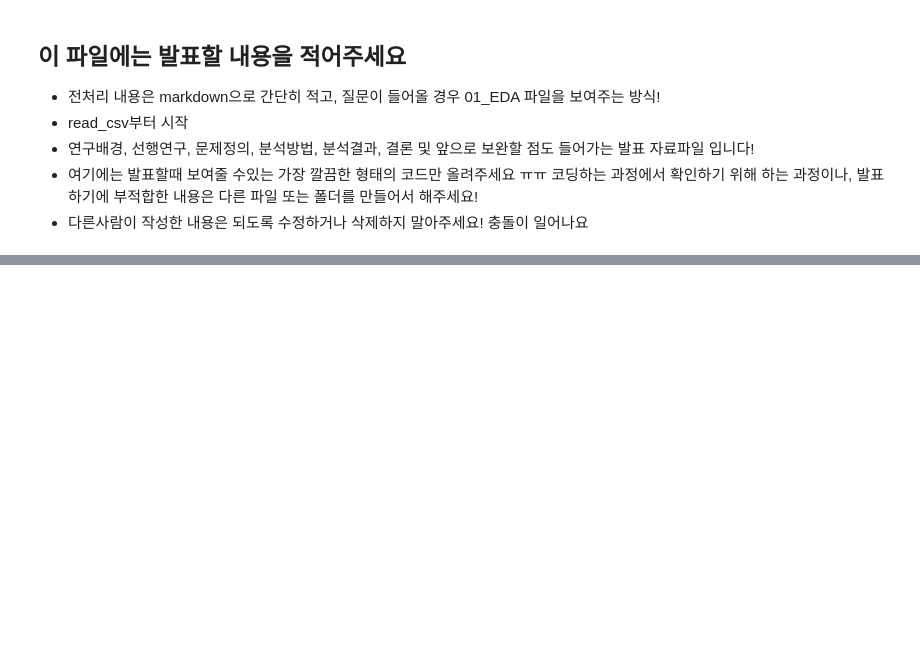
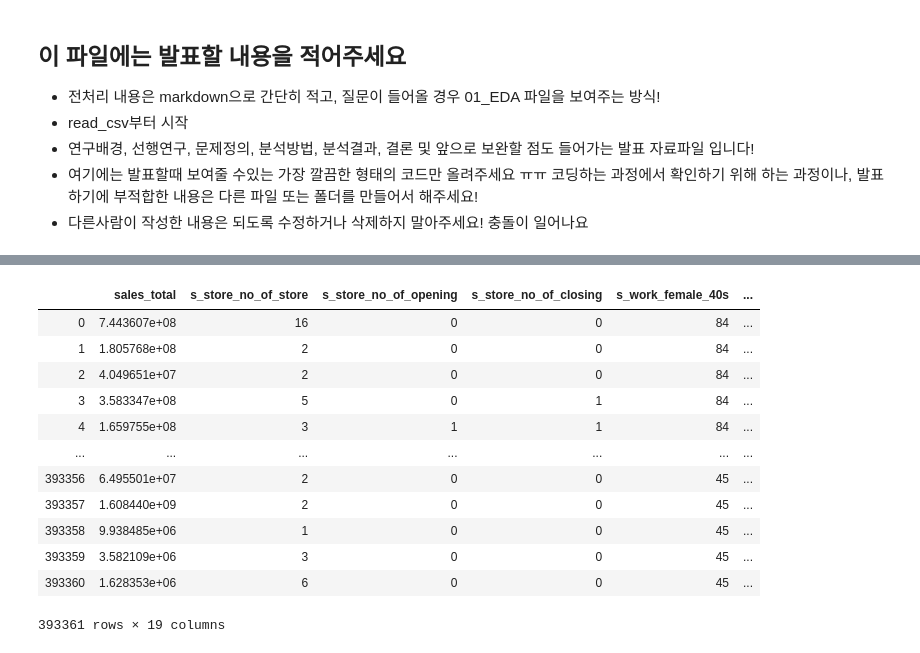
Before and after one commit to dayoungMM/Regression_project, a Jupyter notebook: 02_presentation.ipynb, the cells around one changed output, grey strips where cells are left out. Drawn from its saved outputs; the diff is of its cells as text; code cells hidden in the pictures; blank space fills up the shorter version.

```diff
--- a/02_presentation.ipynb
+++ b/02_presentation.ipynb
@@ -13,0 +81,16 @@
+# %%
+df[scale_columns]
+# %% [output]
+|  | sales_total | s_store_no_of_store | s_store_no_of_opening | s_store_no_of_closing | s_work_female_40s | ... |
+| 0 | 7.443607e+08 | 16 | 0 | 0 | 84 | ... |
+| 1 | 1.805768e+08 | 2 | 0 | 0 | 84 | ... |
+| 2 | 4.049651e+07 | 2 | 0 | 0 | 84 | ... |
+| 3 | 3.583347e+08 | 5 | 0 | 1 | 84 | ... |
+| 4 | 1.659755e+08 | 3 | 1 | 1 | 84 | ... |
+| ... | ... | ... | ... | ... | ... | ... |
+| 393356 | 6.495501e+07 | 2 | 0 | 0 | 45 | ... |
+| 393357 | 1.608440e+09 | 2 | 0 | 0 | 45 | ... |
+| 393358 | 9.938485e+06 | 1 | 0 | 0 | 45 | ... |
+| 393359 | 3.582109e+06 | 3 | 0 | 0 | 45 | ... |
+| 393360 | 1.628353e+06 | 6 | 0 | 0 | 45 | ... |
+393361 rows × 19 columns
```
Also changed, not shown: parts of 11 cells of this notebook, 1 other file.
